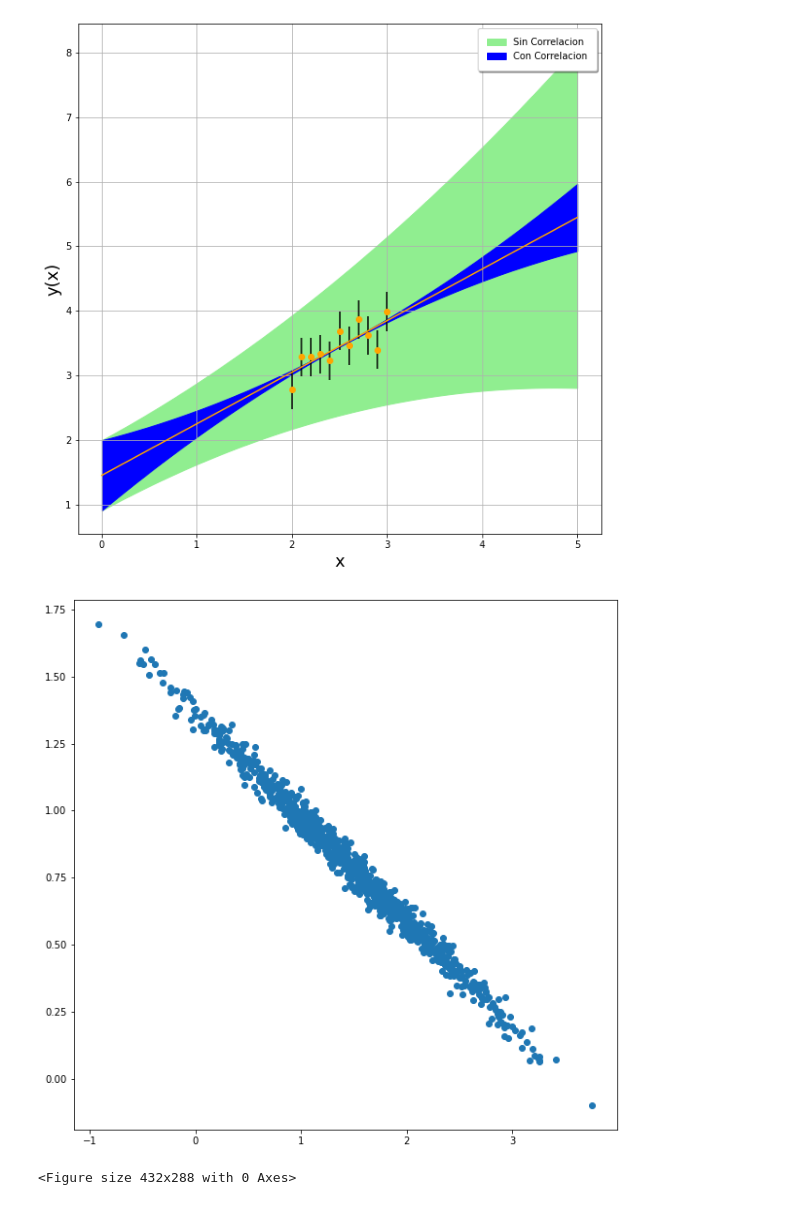
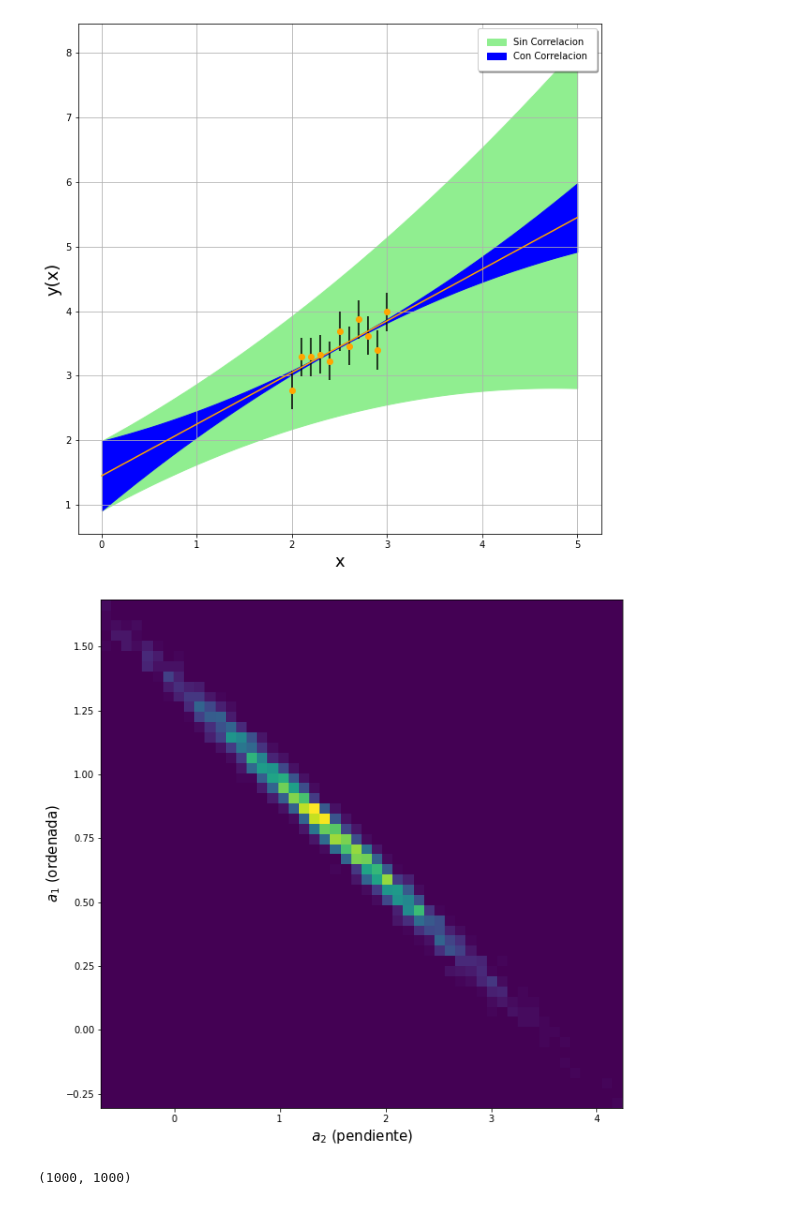
Before and after one commit to alexispacek/lab, a Jupyter notebook: Primer ejercicio lab7.ipynb, the cells around one changed output. Drawn from its saved outputs; the diff is of its cells as text; code cells hidden in the pictures.

```diff
--- a/Primer ejercicio lab7.ipynb
+++ b/Primer ejercicio lab7.ipynb
@@ -14,7 +15,7 @@ a1 = []
 a2 = []
 
 
-for i in range(1000):
+for i in range(3000):
     valores_y = (np.random.normal(loc = y, scale = sigma))
     a1.append(linregress(x,valores_y)[1])
     a2.append(linregress(x,valores_y)[0])
@@ -95,12 +96,65 @@ plt.plot()
 [figure]
 # %%
 plt.figure(figsize=(10,10))
-plt.scatter(a1,a2)
+plt.hist2d(a1,a2,bins=[50,50])
+plt.ylabel('$a_{1}$ (ordenada)',size=15)
+plt.xlabel('$a_{2}$ (pendiente)',size=15)
 plt.show()
 # %% [output]
-[figure, old version]
+[figure, new version]
 # %%
-fig = plt.figure()
-_make_ellipse(mean,cov_matrix,fig)
+def confidence_ellipse(x, y, ax, n_std=3.0, facecolor='none', **kwargs):
+    """
+    Create a plot of the covariance confidence ellipse of *x* and *y*.
+
+    Parameters
+    ----------
+    x, y : array-like, shape (n, )
+        Input data.
+
+    ax : matplotlib.axes.Axes
+        The axes object to draw the ellipse into.
+
+    n_std : float
+        The number of standard deviations to determine the ellipse's radiuses.
+
+    **kwargs
+        Forwarded to `~matplotlib.patches.Ellipse`
+
+    Returns
+    -------
+    matplotlib.patches.Ellipse
+    """
+    if x.size != y.size:
+        raise ValueError("x and y must be the same size")
+
+    cov = np.cov(x, y)
+    pearson = cov[0, 1]/np.sqrt(cov[0, 0] * cov[1, 1])
+    # Using a special case to obtain the eigenvalues of this
+    # two-dimensionl dataset.
+    ell_radius_x = np.sqrt(1 + pearson)
+    ell_radius_y = np.sqrt(1 - pearson)
+    ellipse = Ellipse((0, 0), width=ell_radius_x * 2, height=ell_radius_y * 2,
+                      facecolor=facecolor, **kwargs)
+
+    # Calculating the stdandard deviation of x from
+    # the squareroot of the variance and multiplying
+    # with the given number of standard deviations.
+    scale_x = np.sqrt(cov[0, 0]) * n_std
+    mean_x = np.mean(x)
+
+    # calculating the stdandard deviation of y ...
+    scale_y = np.sqrt(cov[1, 1]) * n_std
+    mean_y = np.mean(y)
+
+    transf = transforms.Affine2D() \
+        .rotate_deg(45) \
+        .scale(scale_x, scale_y) \
+        .translate(mean_x, mean_y)
+
+    ellipse.set_transform(transf + ax.transData)
+    return ax.add_patch(ellipse)
-# %% [output]
-<Figure size 432x288 with 0 Axes>
+# %%
+len(a1),len(a2)
+# %% [output]
+(1000, 1000)
```
Also changed, not shown: parts of 3 cells of this notebook.
